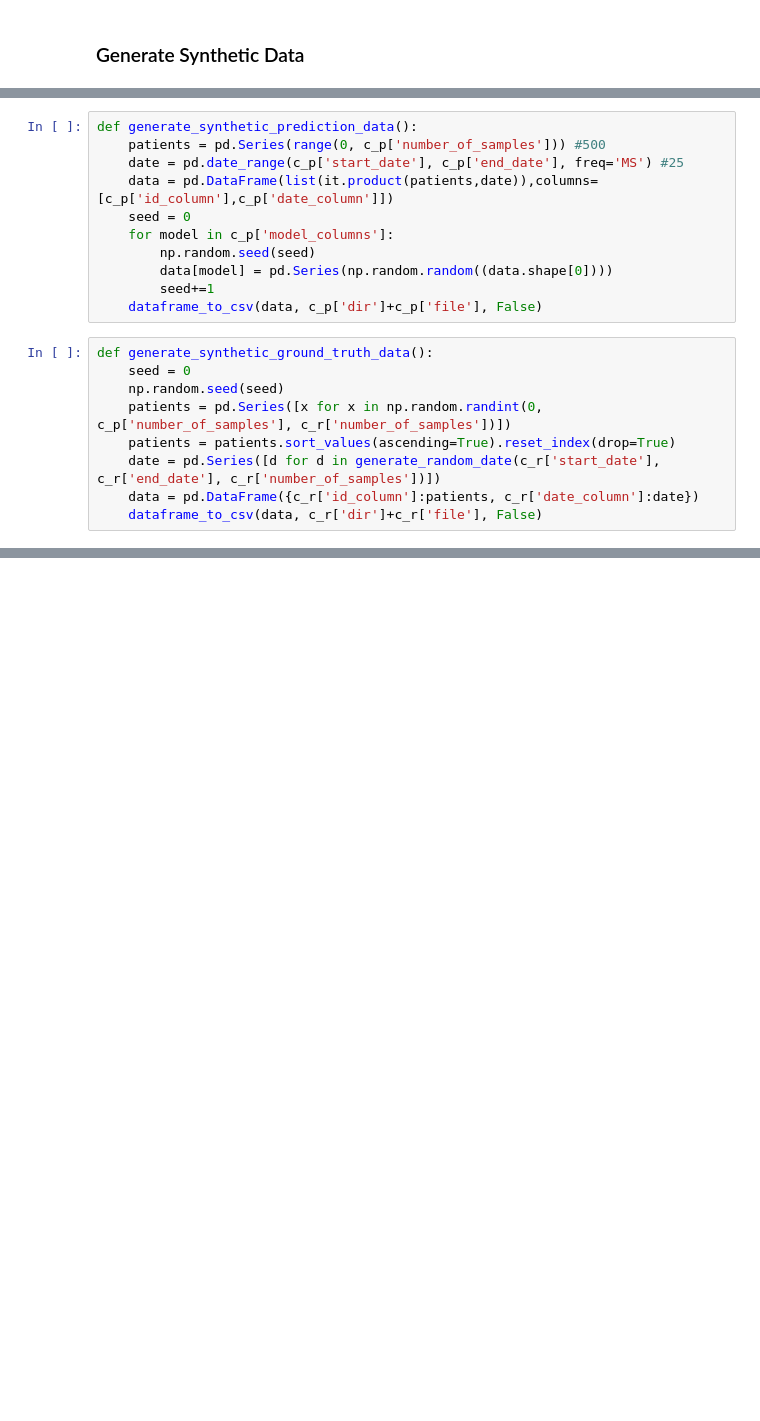
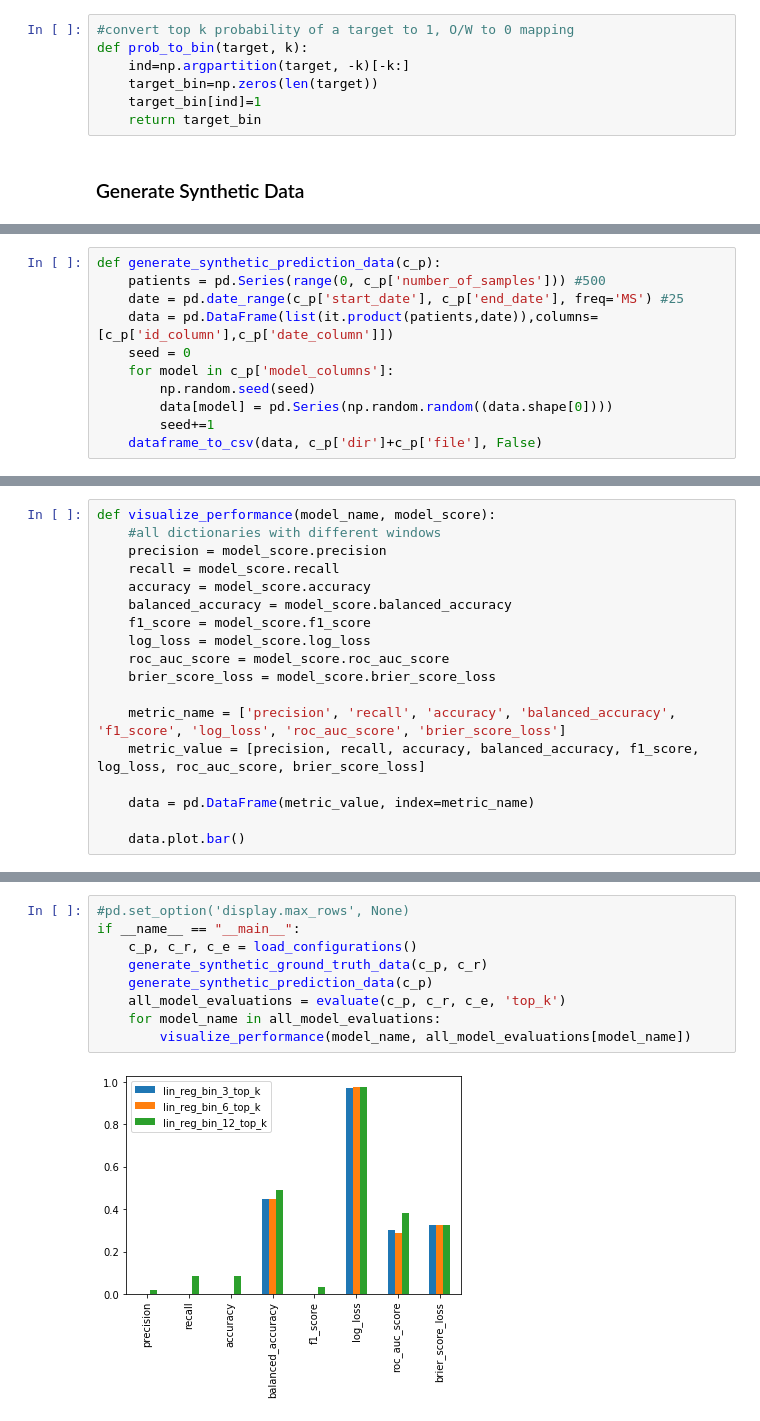
Before and after one commit to nafis-neehal/CDPHP_Evaluation, a Jupyter notebook: notebooks/Evaluation_2.ipynb, the cells around one changed output, grey strips where cells are left out. Cells and saved outputs as stored; diff of their text form; blank space fills up the shorter version.

Commit message:
Multi-Model Prediction + Brier Score + Refactor V 1.0

```diff
--- a/notebooks/Evaluation_2.ipynb
+++ b/notebooks/Evaluation_2.ipynb
@@ -115,2 +115,9 @@ def generate_random_date(start_date, end_date, iteration):
+# %%
+#convert top k probability of a target to 1, O/W to 0 mapping
+def prob_to_bin(target, k):
+    ind=np.argpartition(target, -k)[-k:]
+    target_bin=np.zeros(len(target))
+    target_bin[ind]=1
+    return target_bin
 # %% [markdown]
 <H3> Generate Synthetic Data </H3>
@@ -117,5 +133,5 @@ def generate_random_date(start_date, end_date, iteration):
 # %%
-def generate_synthetic_prediction_data():
+def generate_synthetic_prediction_data(c_p):
     patients = pd.Series(range(0, c_p['number_of_samples'])) #500
     date = pd.date_range(c_p['start_date'], c_p['end_date'], freq='MS') #25
     data = pd.DataFrame(list(it.product(patients,date)),columns=[c_p['id_column'],c_p['date_column']])
@@ -125,12 +141,3 @@ def generate_synthetic_prediction_data():
         data[model] = pd.Series(np.random.random((data.shape[0])))
         seed+=1
     dataframe_to_csv(data, c_p['dir']+c_p['file'], False)
-# %%
-def generate_synthetic_ground_truth_data():
-    seed = 0
-    np.random.seed(seed)
-    patients = pd.Series([x for x in np.random.randint(0, c_p['number_of_samples'], c_r['number_of_samples'])])
-    patients = patients.sort_values(ascending=True).reset_index(drop=True)
-    date = pd.Series([d for d in generate_random_date(c_r['start_date'], c_r['end_date'], c_r['number_of_samples'])])
-    data = pd.DataFrame({c_r['id_column']:patients, c_r['date_column']:date})
-    dataframe_to_csv(data, c_r['dir']+c_r['file'], False)
@@ -141,0 +287,18 @@ if __name__ == "__main__":
+# %%
+def visualize_performance(model_name, model_score):
+    #all dictionaries with different windows
+    precision = model_score.precision
+    recall = model_score.recall
+    accuracy = model_score.accuracy
+    balanced_accuracy = model_score.balanced_accuracy
+    f1_score = model_score.f1_score
+    log_loss = model_score.log_loss
+    roc_auc_score = model_score.roc_auc_score
+    brier_score_loss = model_score.brier_score_loss
+
+    metric_name = ['precision', 'recall', 'accuracy', 'balanced_accuracy', 'f1_score', 'log_loss', 'roc_auc_score', 'brier_score_loss']
+    metric_value = [precision, recall, accuracy, balanced_accuracy, f1_score, log_loss, roc_auc_score, brier_score_loss]
+
+    data = pd.DataFrame(metric_value, index=metric_name)
+
+    data.plot.bar()
@@ -141,0 +307,11 @@ if __name__ == "__main__":
+# %%
+#pd.set_option('display.max_rows', None)
+if __name__ == "__main__":
+    c_p, c_r, c_e = load_configurations()
+    generate_synthetic_ground_truth_data(c_p, c_r)
+    generate_synthetic_prediction_data(c_p)
+    all_model_evaluations = evaluate(c_p, c_r, c_e, 'top_k')
+    for model_name in all_model_evaluations:
+        visualize_performance(model_name, all_model_evaluations[model_name])
+# %% [output]
+[figure, added]
```
Also changed, not shown: parts of 21 cells of this notebook, 2 other files.
